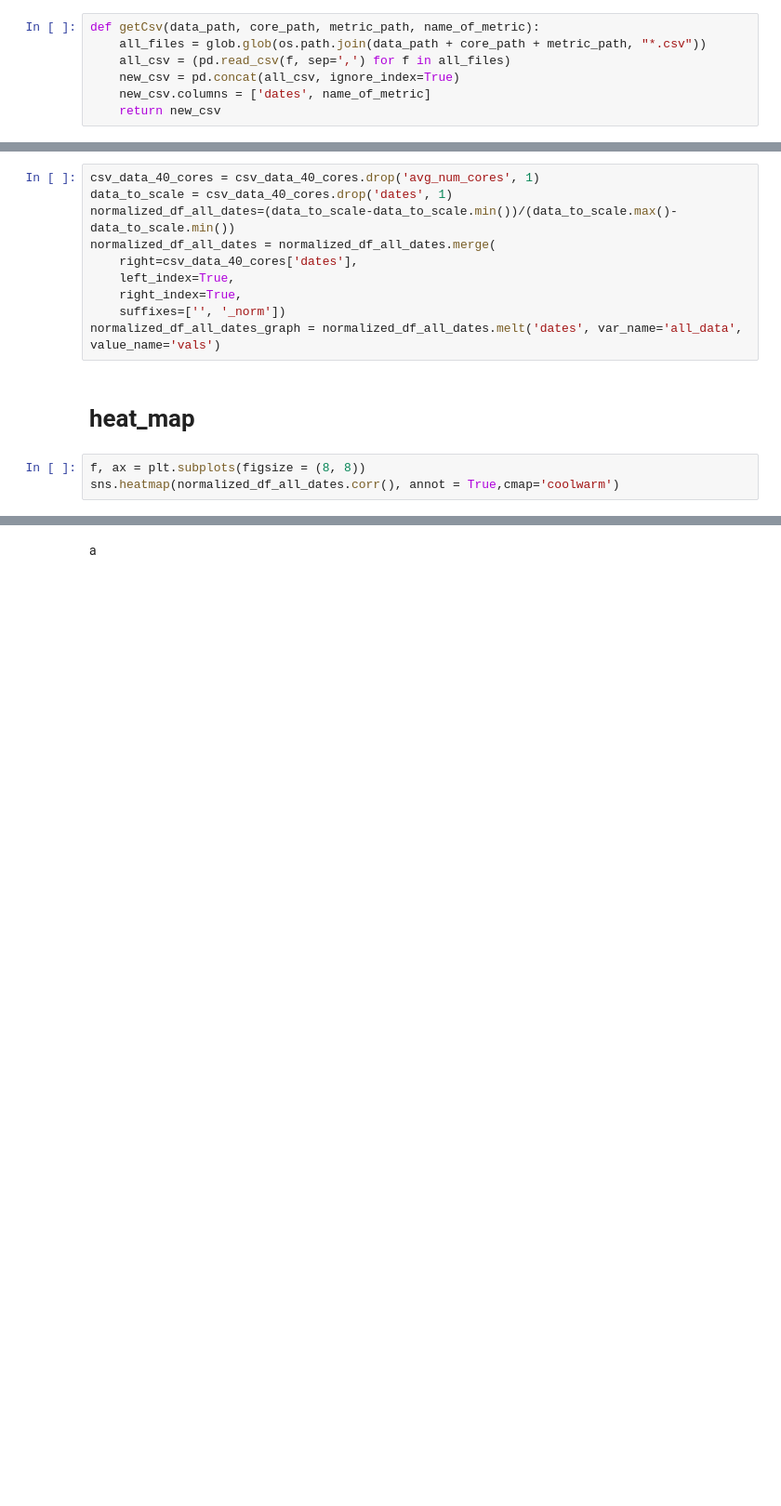
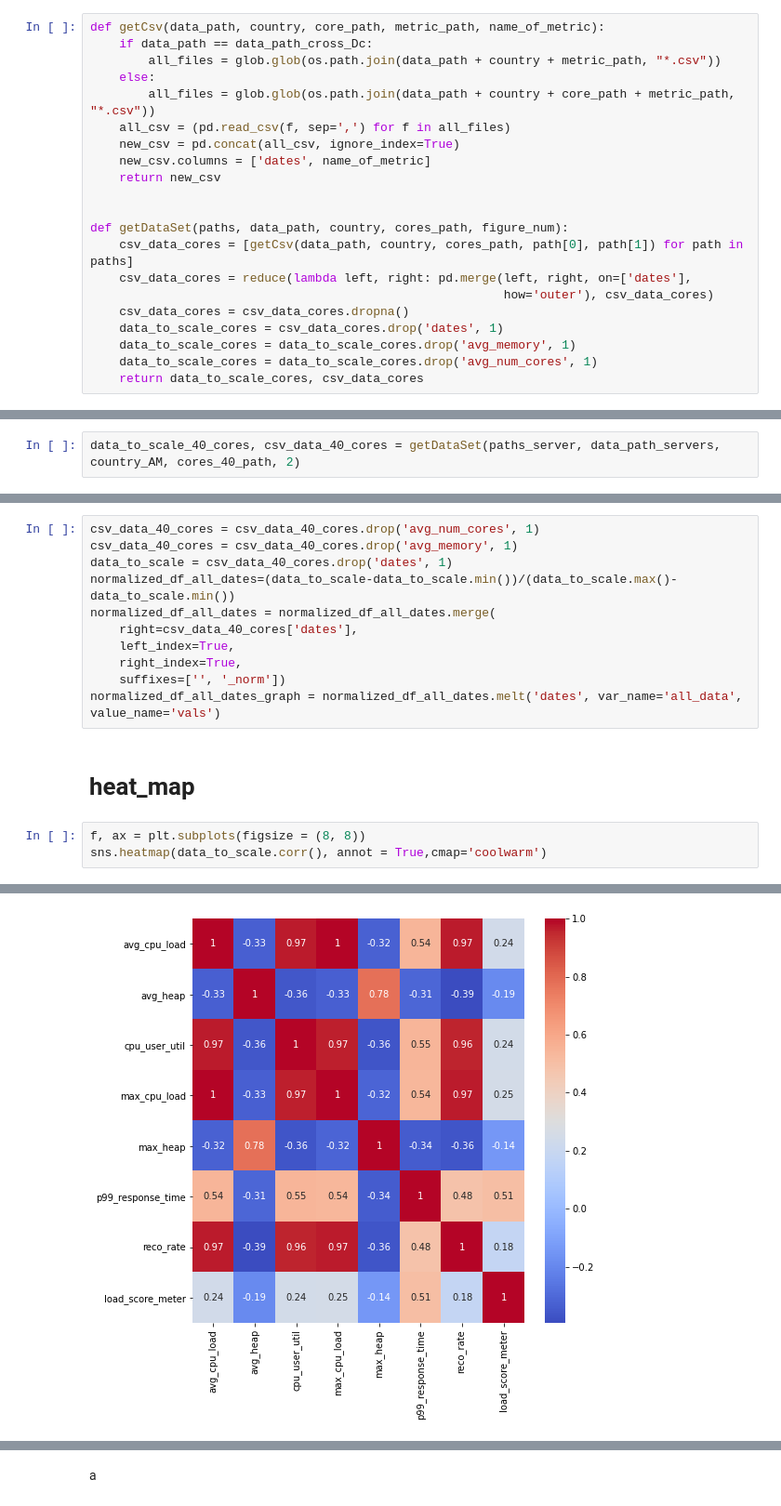
Before and after one commit to gilad83/Taboola-Internship, a Jupyter notebook: plot_jupyter_singleServer_new_metrics.ipynb, the cells around one changed output, grey strips where cells are left out. Shown at 93% size. Saved outputs shown, nothing was run; the diff lists cells and outputs as text; blank space fills up the shorter version.

```diff
--- a/plot_jupyter_singleServer_new_metrics.ipynb
+++ b/plot_jupyter_singleServer_new_metrics.ipynb
@@ -34,8 +67,22 @@ cores_40_path_copy = '40 cores 187.35 GB - Copy'
 a4_dims = (11.7, 8.27)
 # %%
-def getCsv(data_path, core_path, metric_path, name_of_metric):
-    all_files = glob.glob(os.path.join(data_path + core_path + metric_path, "*.csv"))
+def getCsv(data_path, country, core_path, metric_path, name_of_metric):
+    if data_path == data_path_cross_Dc:
+        all_files = glob.glob(os.path.join(data_path + country + metric_path, "*.csv"))
+    else:
+        all_files = glob.glob(os.path.join(data_path + country + core_path + metric_path, "*.csv"))
     all_csv = (pd.read_csv(f, sep=',') for f in all_files)
     new_csv = pd.concat(all_csv, ignore_index=True)
     new_csv.columns = ['dates', name_of_metric]
     return new_csv
+
+
+def getDataSet(paths, data_path, country, cores_path, figure_num):
+    csv_data_cores = [getCsv(data_path, country, cores_path, path[0], path[1]) for path in paths]
+    csv_data_cores = reduce(lambda left, right: pd.merge(left, right, on=['dates'],
+                                                         how='outer'), csv_data_cores)
+    csv_data_cores = csv_data_cores.dropna()
+    data_to_scale_cores = csv_data_cores.drop('dates', 1)
+    data_to_scale_cores = data_to_scale_cores.drop('avg_memory', 1)
+    data_to_scale_cores = data_to_scale_cores.drop('avg_num_cores', 1)
+    return data_to_scale_cores, csv_data_cores
@@ -48,2 +89,4 @@ csv_data_40_cores = csv_data_40_cores.dropna()
+# %%
+data_to_scale_40_cores, csv_data_40_cores = getDataSet(paths_server, data_path_servers, country_AM, cores_40_path, 2)
 # %%
 csv_data_40_cores.info()
@@ -51,6 +131,7 @@ csv_data_40_cores.info()
 # sacle - manual
 # %%
 csv_data_40_cores = csv_data_40_cores.drop('avg_num_cores', 1)
+csv_data_40_cores = csv_data_40_cores.drop('avg_memory', 1)
 data_to_scale = csv_data_40_cores.drop('dates', 1)
 normalized_df_all_dates=(data_to_scale-data_to_scale.min())/(data_to_scale.max()-data_to_scale.min())
 normalized_df_all_dates = normalized_df_all_dates.merge(
@@ -63,4 +144,5 @@ normalized_df_all_dates_graph = normalized_df_all_dates.melt('dates', var_name='
 # heat_map
 # %%
 f, ax = plt.subplots(figsize = (8, 8))
-sns.heatmap(normalized_df_all_dates.corr(), annot = True,cmap='coolwarm')
+sns.heatmap(data_to_scale.corr(), annot = True,cmap='coolwarm')
+# %% [output]
@@ -66,0 +150 @@ sns.heatmap(normalized_df_all_dates.corr(), annot = True,cmap='coolwarm')
+[figure, added]
```
Also changed, not shown: parts of 23 cells of this notebook, 6 other files.
